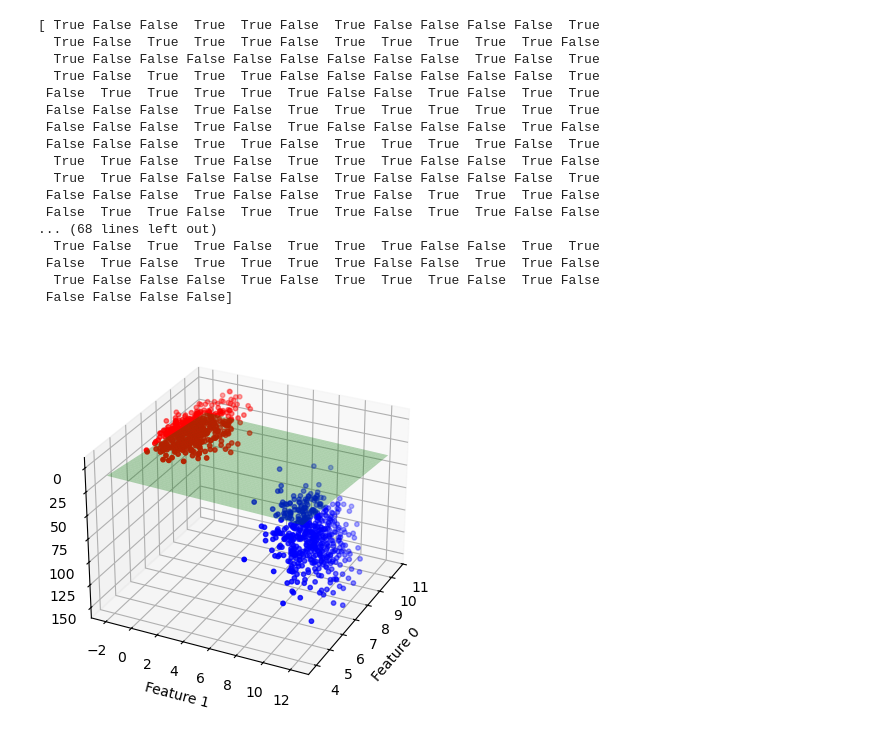
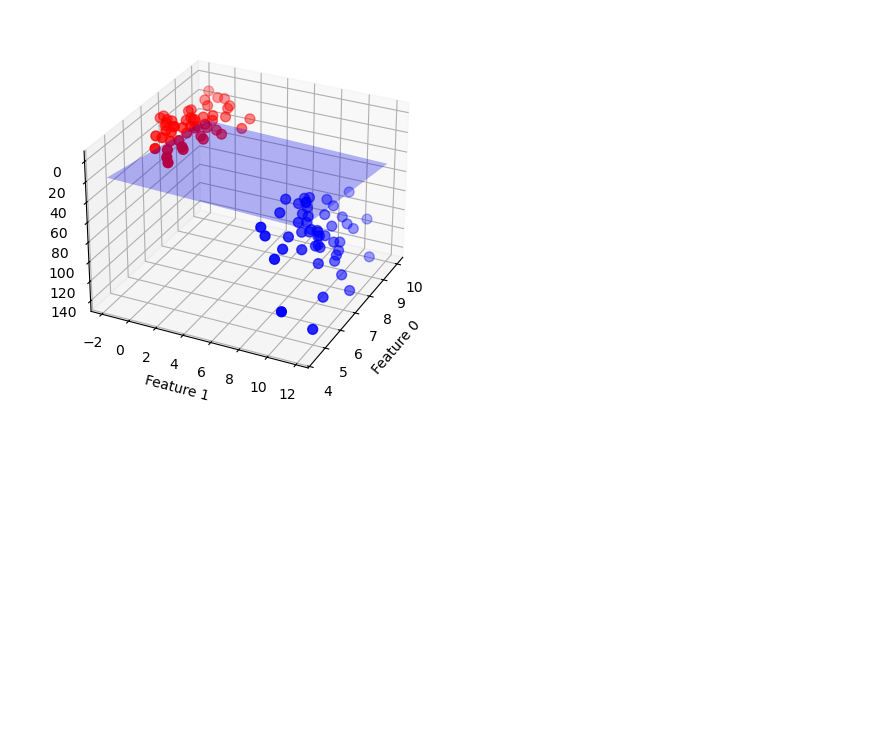
Before and after one commit to ArpanCodeX/5th-Sem, a Jupyter notebook: ML/27.08/2nd_Pr.ipynb, the cells around one changed output. Saved outputs shown, nothing was run; the diff lists cells and outputs as text; code cells hidden in the pictures; blank space fills up the shorter version.

```diff
--- a/ML/27.08/2nd_Pr.ipynb
+++ b/ML/27.08/2nd_Pr.ipynb
@@ -1,60 +1,35 @@
 # %%
 import numpy as np
 import matplotlib.pyplot as plt
-from sklearn.datasets import make_blobs
-from sklearn.svm import LinearSVC
-
-X, Y = make_blobs(n_samples=1000, centers=2, random_state=8)
+from sklearn.datasets import make_blobs as mb
+from sklearn.svm import LinearSVC as ls
+X, Y = mb(n_samples=100, centers=2, random_state=8)
 Y = Y % 2
 
-linear_svm = LinearSVC().fit(X, Y)
-
-
-
-
+lsvm = ls().fit(X, Y)
 X_new = np.hstack([X, (X[:, 1:] ** 2)])
-linear_svm_3d = LinearSVC().fit(X_new, Y)
-
-coef, intercept = linear_svm_3d.coef_.ravel(), linear_svm_3d.intercept_
+lsvm_3d = ls().fit(X_new, Y)
+coef, intercept = lsvm_3d.coef_.ravel(), lsvm_3d.intercept_
 
 figure = plt.figure()
 ax = figure.add_subplot(111, projection='3d', elev=-152, azim=-26)
 
 
-XX = np.linspace(X_new[:, 0].min() , X_new[:, 0].max() , 100)
-YY = np.linspace(X_new[:, 1].min() , X_new[:, 1].max() , 100)
+XX = np.linspace(X_new[:, 0].min() , X_new[:, 0].max() , 50)
+YY = np.linspace(X_new[:, 1].min() , X_new[:, 1].max() , 50)
 XX, YY = np.meshgrid(XX, YY)
 
 ZZ = (-coef[0] * XX - coef[1] * YY - intercept) / coef[2]
 
 
-ax.plot_surface(XX, YY, ZZ, alpha=0.3, color='g', linewidth=0, antialiased=True)
+ax.plot_surface(XX, YY, ZZ, alpha=0.3, color='b', linewidth=0, antialiased=True)
 
 mask = Y == 0
-print(mask)
-ax.scatter(X_new[mask, 0], X_new[mask, 1], X_new[mask, 2], c='b', s=10)
-ax.scatter(X_new[~mask, 0], X_new[~mask, 1], X_new[~mask, 2], c='r', s=10)
+ax.scatter(X_new[mask, 0], X_new[mask, 1], X_new[mask, 2], c='b', s=50)
+ax.scatter(X_new[~mask, 0], X_new[~mask, 1], X_new[~mask, 2], c='r', s=50)
 
 ax.set_xlabel("Feature 0")
 ax.set_ylabel("Feature 1")
-ax.set_zlabel("Feature 1**2")
 plt.show()
 # %% [output]
-[ True False False  True  True False  True False False False False  True
-  True False  True  True  True False  True  True  True  True  True False
-  True False False False False False False False False  True False  True
-  True False  True  True  True False False False False False False  True
- False  True  True  True  True  True False False  True False  True  True
- False False False  True False  True  True  True  True  True  True  True
- False False False  True False  True False False False False  True False
- False False False  True  True False  True  True  True  True False  True
-  True  True False  True False  True  True  True False False  True False
-  True  True False False False False  True False False False False  True
- False False False  True False False  True False  True  True  True False
- False  True  True False  True  True  True False  True  True False False
-... (68 lines left out)
-  True False  True  True False  True  True  True False False  True  True
- False  True False  True  True  True  True False False  True  True False
-  True False False False  True False  True  True  True False  True False
- False False False False]
-[figure, old version]
+[figure, new version]
```
Also changed, not shown: 13 other files.
